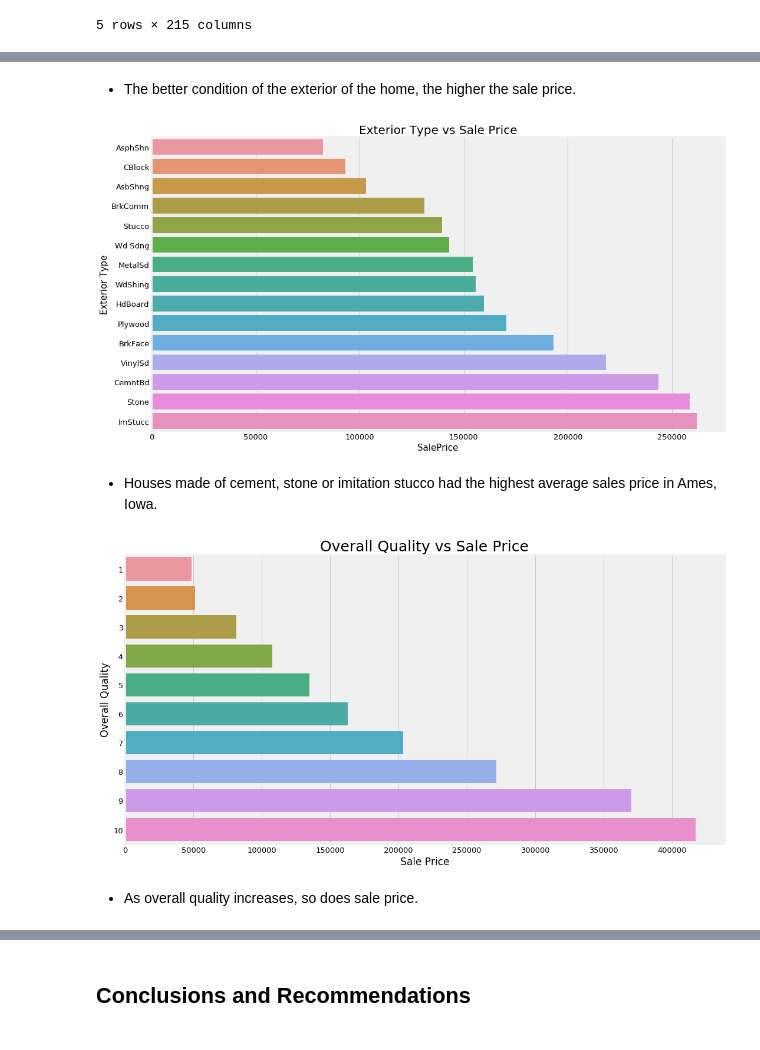
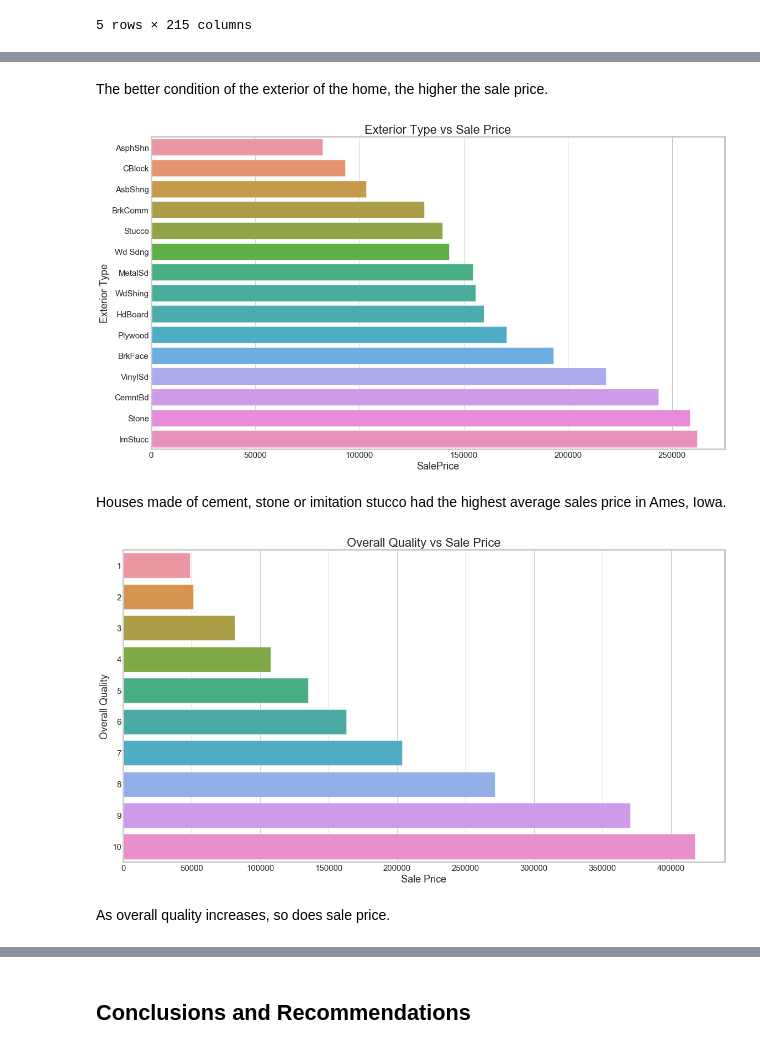
Before and after one commit to lwinter819/Ames-Housing-Predicitons, a Jupyter notebook: Project 2 Final Submission.ipynb, the cells around one changed output, grey strips where cells are left out. Drawn from its saved outputs; the diff is of its cells as text; code cells hidden in the pictures.

```diff
--- a/Project 2 Final Submission.ipynb
+++ b/Project 2 Final Submission.ipynb
@@ -1119,30 +1105,29 @@ plt.show();
 # %% [markdown]
- - The better condition of the exterior of the home, the higher the sale price.
+The better condition of the exterior of the home, the higher the sale price.
 # %%
 #creating a list of values for exterior type sorted from least to greatest avg. sale price.
 exterior_1st_df = pd.DataFrame(df_train_practice.groupby('Exterior 1st')['SalePrice'].mean().sort_values())
 exteriort_1st_list = list(exterior_1st_df.index.values)
 
 #Creating a bar chart of the results
-plt.figure(figsize=(15,8))
-plt.title('Exterior Type vs Sale Price', size = 20)
-plt.xlabel("Sale Price", size = 15)
+plt.figure(figsize=(16,9))
+plt.title('Exterior Type vs Sale Price', size = 22)
+plt.xlabel("Sale Price", size = 18)
 sns.barplot(y = "Exterior 1st",
             x = "SalePrice",
             data = df_train_practice,
             order = exteriort_1st_list,
             ci = False,
            orient = 'h',
-          ).set_ylabel('Exterior Type',size = 15)
+          ).set_ylabel('Exterior Type',size = 18)
 
-plt.xticks(size = 13)
-plt.yticks(size = 13)
-plt.tight_layout()
-plt.show();
+plt.xticks(size = 15)
+plt.yticks(size = 15)
+plt.tight_layout();
 # %% [output]
-[figure, old version]
+[figure, new version]
 # %% [markdown]
- - Houses made of cement, stone or imitation stucco had the highest average sales price in Ames, Iowa.
+Houses made of cement, stone or imitation stucco had the highest average sales price in Ames, Iowa.
 # %%
 #creating a list of values for overall quality sorted from least to greatest avg. sale price.
 overall_qual_df = pd.DataFrame(df_train_practice.groupby('Overall Qual')['SalePrice'].mean().sort_values())
@@ -1150,8 +1135,8 @@ overall_qual_list = list(overall_qual_df.index.values)
 
 
 #Creating a bar chart of the results
-plt.figure(figsize=(15,8))
-plt.title('Overall Quality vs Sale Price', size = 25)
+plt.figure(figsize=(16,9))
+plt.title('Overall Quality vs Sale Price', size = 22)
 
 sns.barplot(y = "Overall Qual",
             x = "SalePrice",
@@ -1159,17 +1144,17 @@ sns.barplot(y = "Overall Qual",
             order = overall_qual_list,
             ci = False,
            orient = 'h',
-          ).set_ylabel('Overall Quality',size = 17)
+          ).set_ylabel('Overall Quality',size = 18)
 
-plt.xlabel("Sale Price", size = 17)
-plt.xticks(size = 13)
-plt.yticks(size = 13)
+plt.xlabel("Sale Price", size = 18)
+plt.xticks(size = 15)
+plt.yticks(size = 15)
 plt.tight_layout()
 plt.show();
 # %% [output]
-[figure, old version]
+[figure, new version]
 # %% [markdown]
- - As overall quality increases, so does sale price.
+As overall quality increases, so does sale price.
 # %%
 plt.title('Garage Finish vs. Sale Price', size = 18)
 plt.ylabel("Sale Price", size = 12)
```
Also changed, not shown: parts of 22 cells of this notebook, 1 other file.
